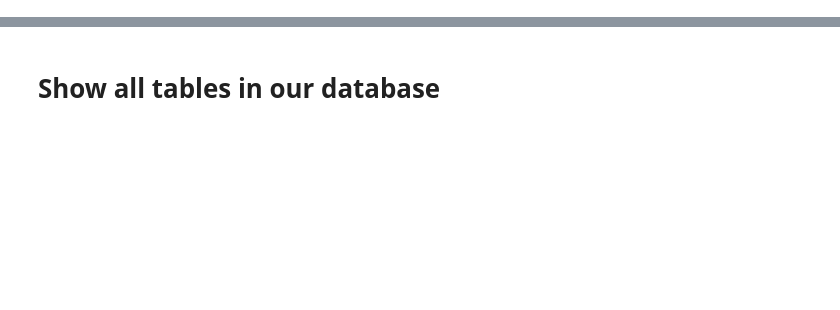
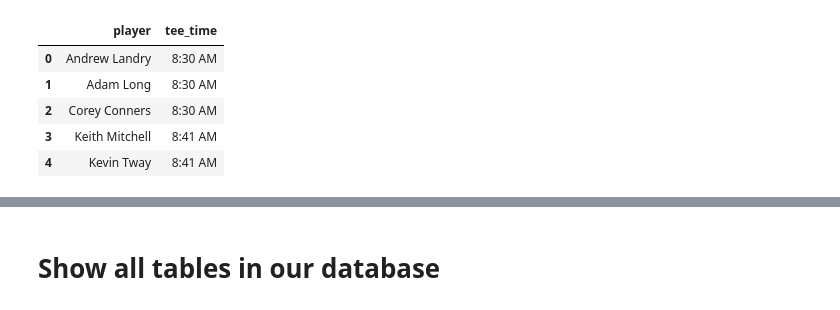
Before and after one commit to jbarton311/donkey_golf, a Jupyter notebook: jupyter_notebooks/data_scraping.ipynb, the cells around one changed output, grey strips where cells are left out. Cells and saved outputs as stored; diff of their text form; code cells hidden in the pictures; blank space fills up the shorter version.

```diff
--- a/jupyter_notebooks/data_scraping.ipynb
+++ b/jupyter_notebooks/data_scraping.ipynb
@@ -7,0 +38,9 @@ cd ../donkey_golf/
+# %%
+du.run_sql('SELECT * FROM pre_tourney LIMIT 5')
+# %% [output]
+|  | player | tee_time |
+| 0 | Andrew Landry | 8:30 AM |
+| 1 | Adam Long | 8:30 AM |
+| 2 | Corey Conners | 8:30 AM |
+| 3 | Keith Mitchell | 8:41 AM |
+| 4 | Kevin Tway | 8:41 AM |
```
Also changed, not shown: parts of 9 cells of this notebook, 5 other files.
